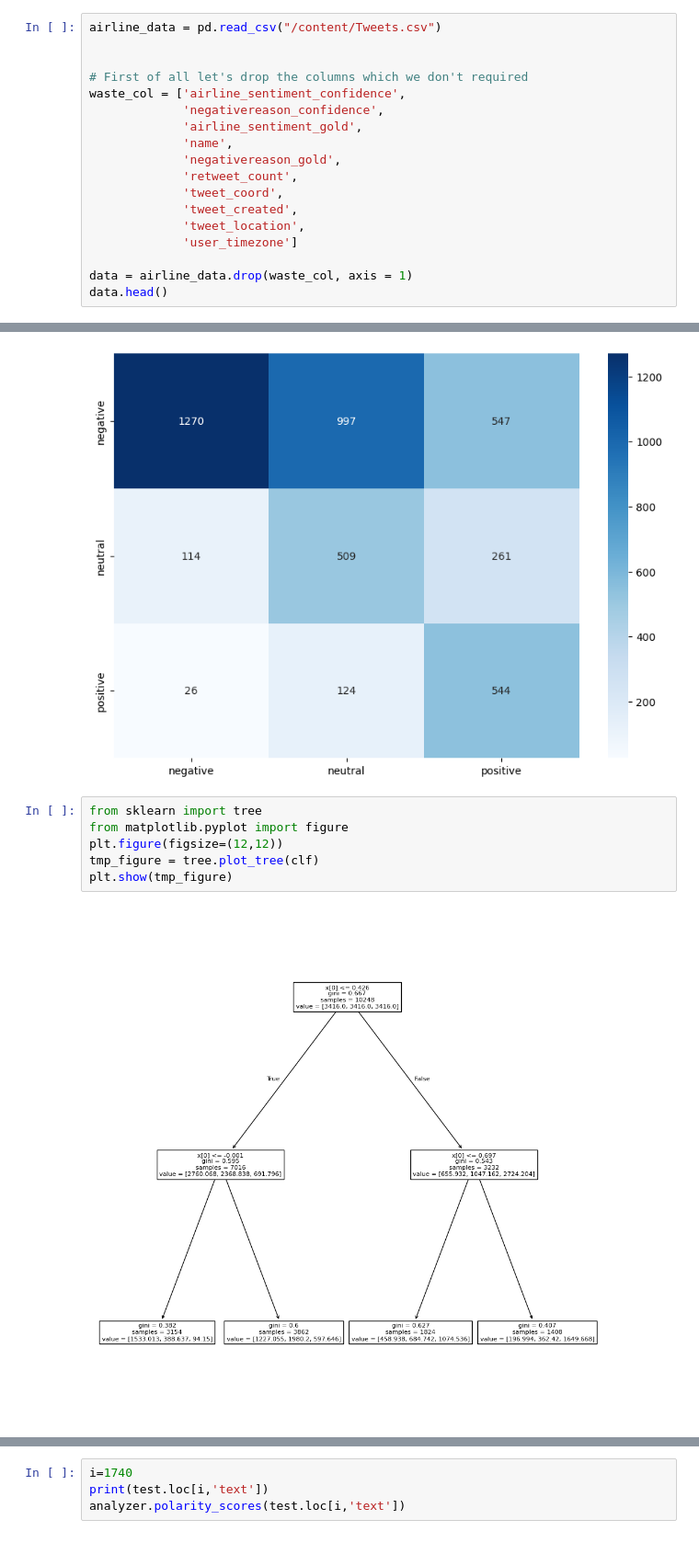
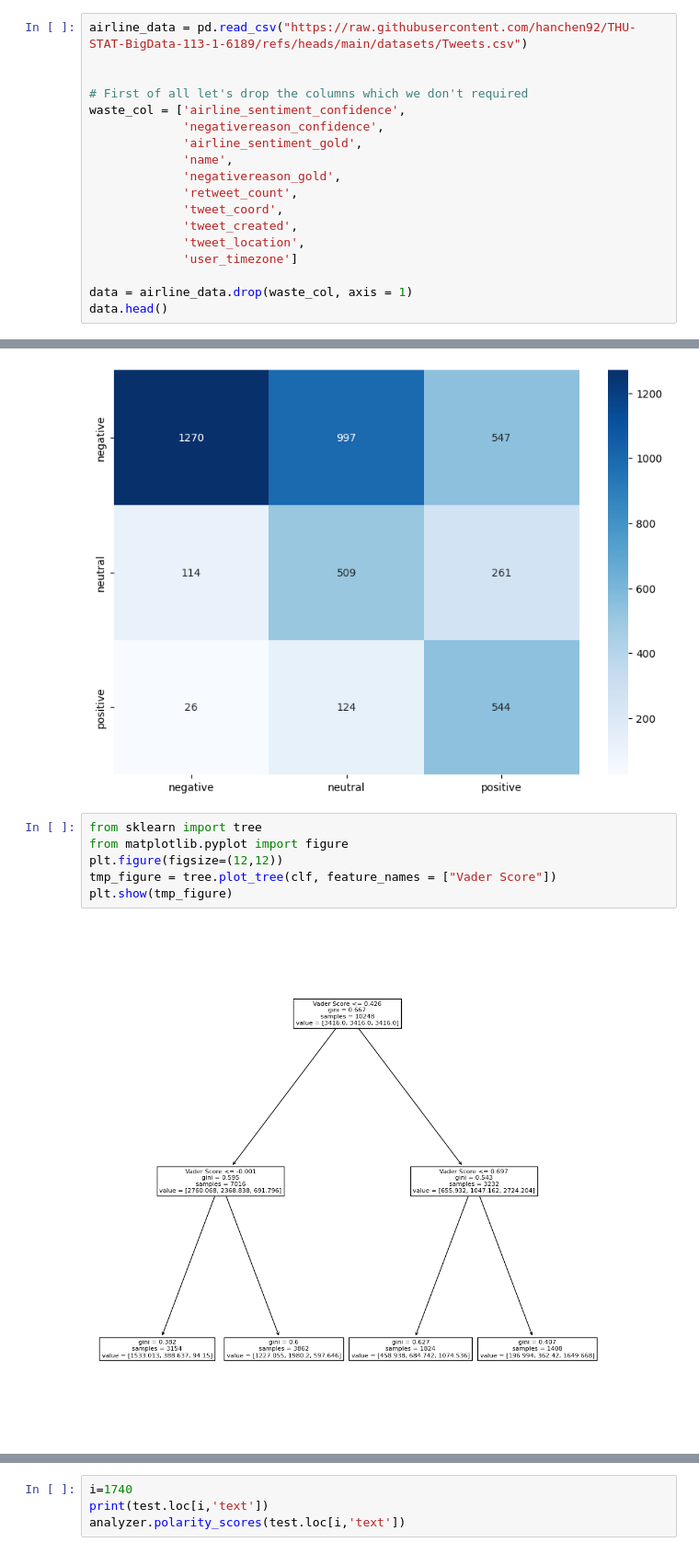
Before and after one commit to hanchen92/THU-STAT-Deep-113-2-6189, a Jupyter notebook: 06_NLP.ipynb, the cells around one changed output, grey strips where cells are left out. Shown at 92% size. Saved outputs shown, nothing was run; the diff lists cells and outputs as text.

```diff
--- a/06_NLP.ipynb
+++ b/06_NLP.ipynb
@@ -55,5 +45,5 @@ mpl.rcParams['figure.figsize'] = 12,5
 # %%
-airline_data = pd.read_csv("/content/Tweets.csv")
+airline_data = pd.read_csv("https://raw.githubusercontent.com/hanchen92/THU-STAT-BigData-113-1-6189/refs/heads/main/datasets/Tweets.csv")
 
 
 # First of all let's drop the columns which we don't required
@@ -642,8 +647,8 @@ weighted avg       0.60      0.53      0.51      4392
 # %%
 from sklearn import tree
 from matplotlib.pyplot import figure
 plt.figure(figsize=(12,12))
-tmp_figure = tree.plot_tree(clf)
+tmp_figure = tree.plot_tree(clf, feature_names = ["Vader Score"])
 plt.show(tmp_figure)
 # %% [output]
-[figure, old version]
+[figure, new version]
```
Also changed, not shown: parts of 66 cells of this notebook.
